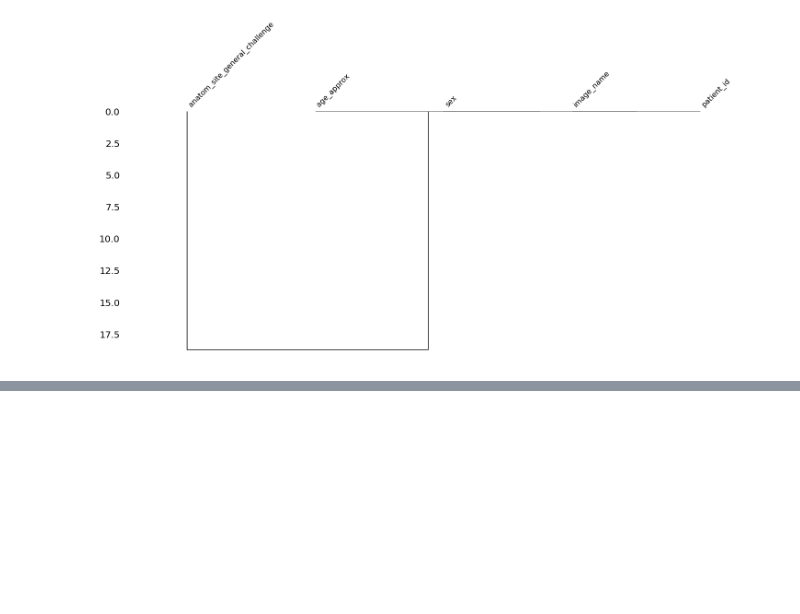
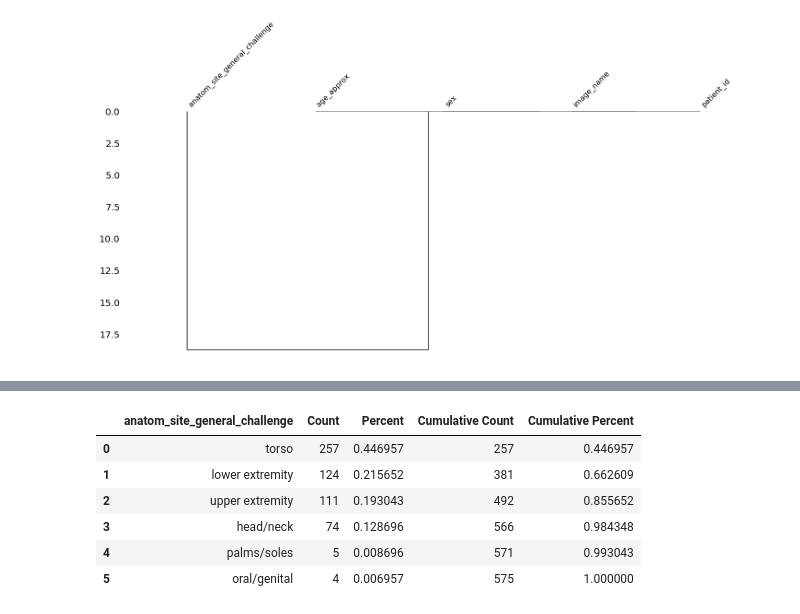
Before and after one commit to JsyPhil/2020-Melanoma-Comp, a Jupyter notebook: CSV-Missing-Data-080620.ipynb, the cells around one changed output, grey strips where cells are left out. Cells and saved outputs as stored; diff of their text form; code cells hidden in the pictures; blank space fills up the shorter version.

```diff
--- a/CSV-Missing-Data-080620.ipynb
+++ b/CSV-Missing-Data-080620.ipynb
@@ -238,0 +211,10 @@ Median age of all passengers: 50.0
+# %%
+is_anatomy[is_anatomy.benign_malignant == 'malignant'].stb.freq(['anatom_site_general_challenge'])
+# %% [output]
+|  | anatom_site_general_challenge | Count | Percent | Cumulative Count | Cumulative Percent |
+| 0 | torso | 257 | 0.446957 | 257 | 0.446957 |
+| 1 | lower extremity | 124 | 0.215652 | 381 | 0.662609 |
+| 2 | upper extremity | 111 | 0.193043 | 492 | 0.855652 |
+| 3 | head/neck | 74 | 0.128696 | 566 | 0.984348 |
+| 4 | palms/soles | 5 | 0.008696 | 571 | 0.993043 |
+| 5 | oral/genital | 4 | 0.006957 | 575 | 1.000000 |
```
Also changed, not shown: parts of 51 cells of this notebook, 2 other files.
